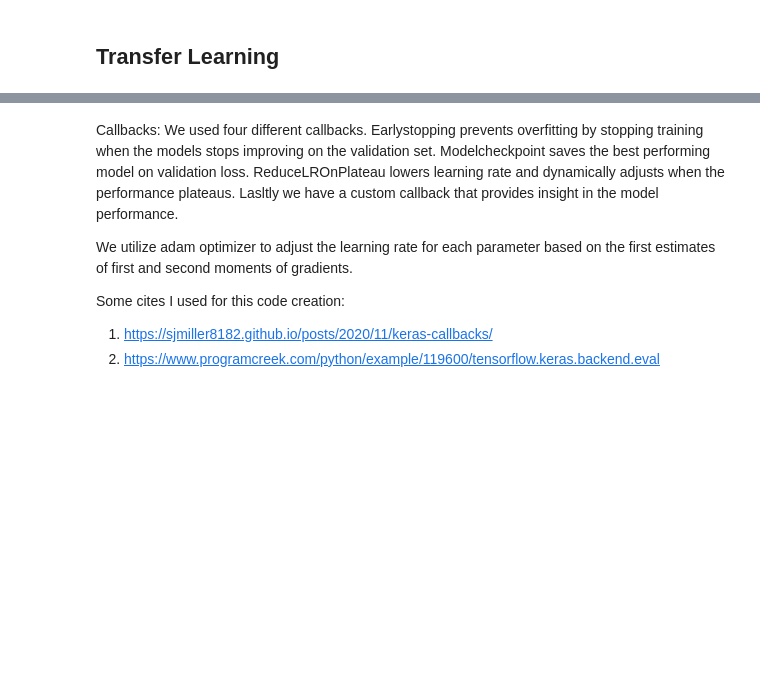
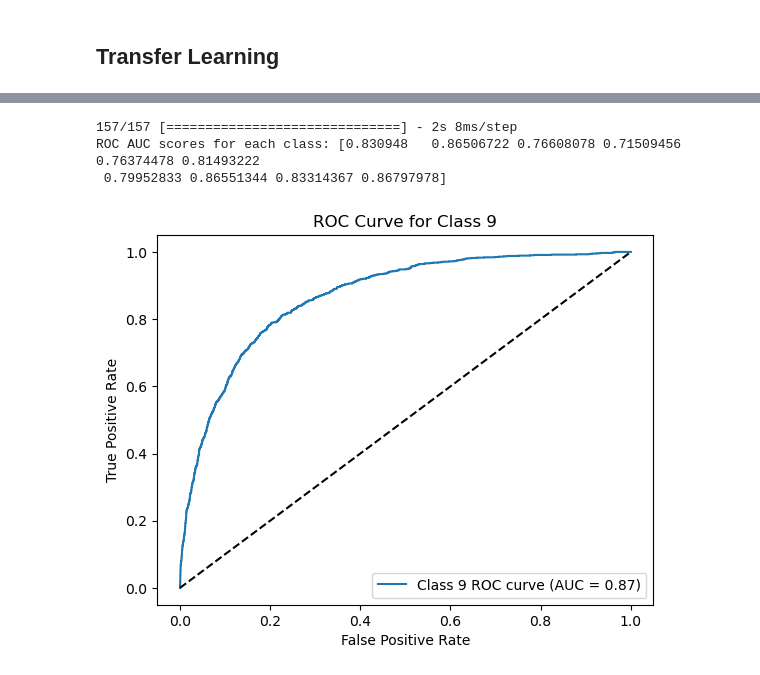
Before and after one commit to likevin9911/CS5821, a Jupyter notebook: CS5821_HW1_Q4.ipynb, the cells around one changed output, grey strips where cells are left out. Cells and saved outputs as stored; diff of their text form; code cells hidden in the pictures; blank space fills up the shorter version.

```diff
--- a/CS5821_HW1_Q4.ipynb
+++ b/CS5821_HW1_Q4.ipynb
@@ -222,4 +222,0 @@ callback_list = [early_stop, model_checkpoint, reduce_lr, validation_precision,
-# %%
-initial_lr = 1e-3
-optimizer = optimizers.Adam(learning_rate=initial_lr)
-model.compile(optimizer=optimizer, loss='categorical_crossentropy', metrics=['accuracy'])
@@ -228,15 +223,9 @@ model.compile(optimizer=optimizer, loss='categorical_crossentropy', metrics=['ac
 # %%
-history = model.fit(
-    x_train, y_train,
-    batch_size=64,
-    epochs=50,
-    validation_data=(x_test, y_test),
-    callbacks=callback_list,
-    verbose = 1
-)
+# save model
+best_model = model
 
-best_model = models.load_model('best_model.keras')
-test_loss, test_acc = best_model.evaluate(x_test, y_test)
+# evaluate model
+test_loss, test_acc = best_model.evaluate(x_test, y_test, verbose=2)
 print(f'Test accuracy: {test_acc:.4f}')
 print(f'Test loss: {test_loss:.4f}')
 # %% [output]
@@ -285,9 +235,26 @@ KeyError: 'lr'
-# %% [markdown]
-Callbacks: We used four different callbacks. Earlystopping prevents overfitting by stopping training when the models stops improving on the validation set. Modelcheckpoint saves the best performing model on validation loss. ReduceLROnPlateau lowers learning rate and dynamically adjusts when the performance plateaus. Lasltly we have a custom callback that provides insight in the model performance.
-
-We utilize adam optimizer to adjust the learning rate for each parameter based on the first estimates of first and second moments of gradients.
-
-
-Some cites I used for this code creation:
-1. https://sjmiller8182.github.io/posts/2020/11/keras-callbacks/
-2. https://www.programcreek.com/python/example/119600/tensorflow.keras.backend.eval
+# %%
+y_test_labels = np.argmax(y_test, axis=1)
+y_test_bin = label_binarize(y_test_labels, classes=range(num_classes))
+y_pred_prob = best_model.predict(x_test, batch_size=64, verbose=1)
+
+# ROC area under the curve
+roc_auc = roc_auc_score(y_test_bin, y_pred_prob, average=None, multi_class='ovr')
+print(f'ROC AUC scores for each class: {roc_auc}')
+
+# ROC curve
+class_idx = 9  # Change this to plot other classes
+fpr, tpr, _ = roc_curve(y_test_bin[:, class_idx], y_pred_prob[:, class_idx])
+
+plt.figure()
+plt.plot(fpr, tpr, label=f'Class {class_idx} ROC curve (AUC = {roc_auc[class_idx]:.2f})')
+plt.plot([0, 1], [0, 1], 'k--')
+plt.xlabel('False Positive Rate')
+plt.ylabel('True Positive Rate')
+plt.title(f'ROC Curve for Class {class_idx}')
+plt.legend(loc='lower right')
+plt.show()
+# %% [output]
+157/157 [==============================] - 2s 8ms/step
+ROC AUC scores for each class: [0.830948   0.86506722 0.76608078 0.71509456 0.76374478 0.81493222
+ 0.79952833 0.86551344 0.83314367 0.86797978]
+[figure, added]
```
Also changed, not shown: parts of 21 cells of this notebook, 7 other files.
